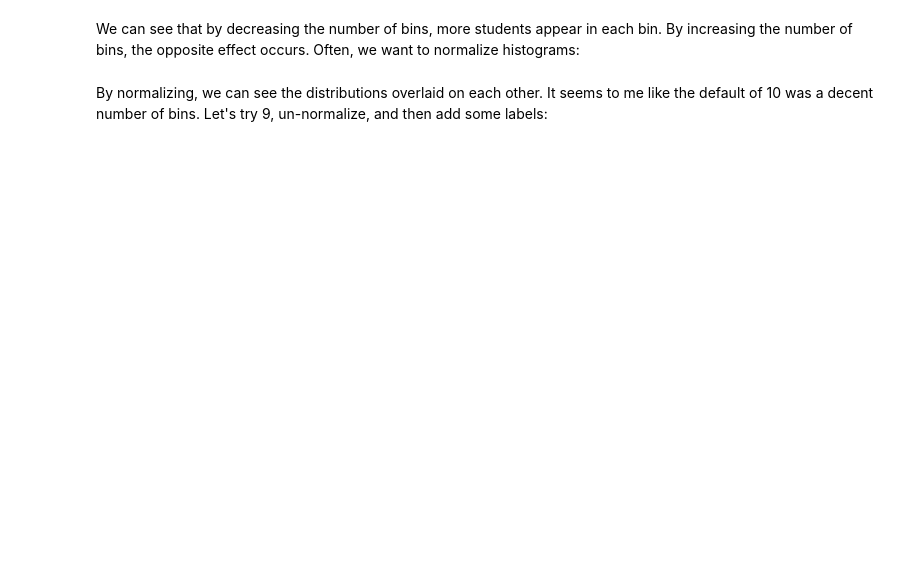
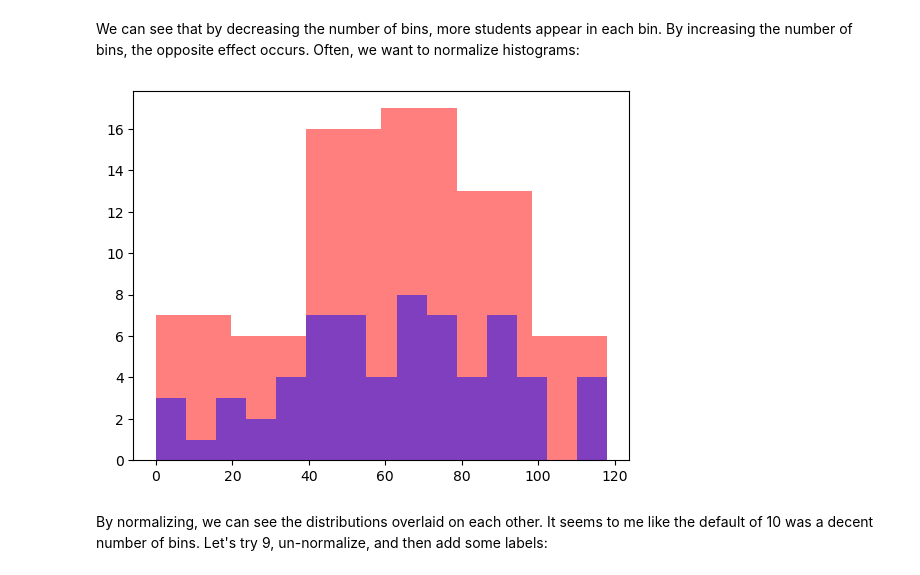
Before and after one commit to damianivn/Astronomy, a Jupyter notebook: Classwork/10-29/day1_tutorial_part2.ipynb, the cells around one changed output. Cells and saved outputs as stored; diff of their text form; code cells hidden in the pictures; blank space fills up the shorter version.

```diff
--- a/Classwork/10-29/day1_tutorial_part2.ipynb
+++ b/Classwork/10-29/day1_tutorial_part2.ipynb
@@ -365,9 +369,11 @@ plt.show()
 # %% [markdown]
 We can see that by decreasing the number of bins, more students appear in each bin. By increasing the number of bins, the opposite effect occurs. Often, we want to normalize histograms:
 # %%
-plt.hist(to_fill,bins=6,color='r',alpha=0.5,normed=True)
-plt.hist(to_fill,bins=15,color='b',alpha=0.5,normed=True)
+plt.hist(to_fill,bins=6,color='r',alpha=0.5)
+plt.hist(to_fill,bins=15,color='b',alpha=0.5)
 plt.show()
+# %% [output]
+[figure, added]
 # %% [markdown]
 By normalizing, we can see the distributions overlaid on each other. It seems to me like the default of 10 was a decent number of bins. Let's try 9, un-normalize, and then add some labels:
 # %%
```
Also changed, not shown: parts of 24 cells of this notebook.
